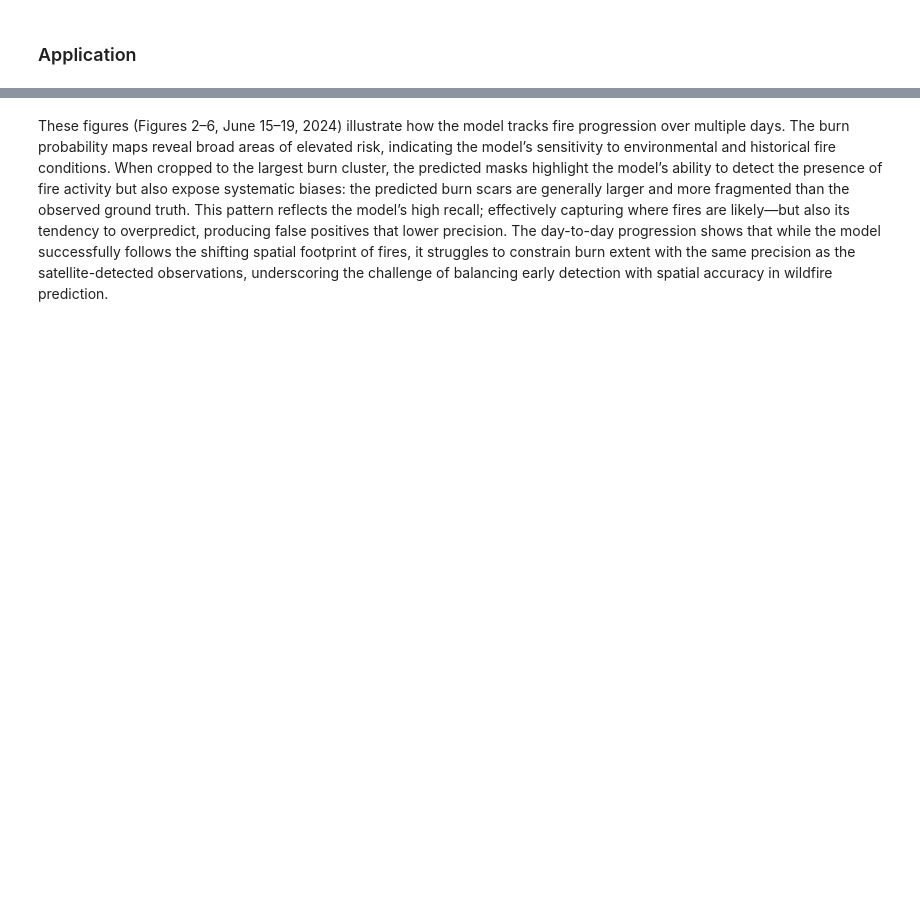
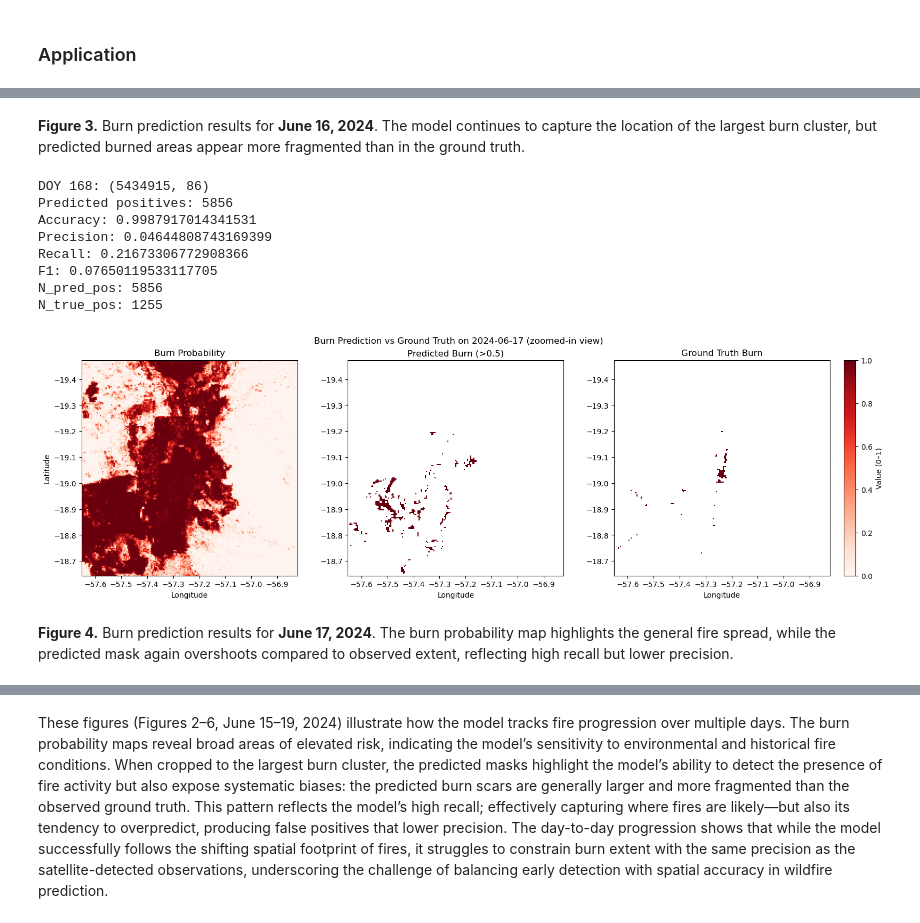
Before and after one commit to ddominguez2293/I_Guide_Team_2, a Jupyter notebook: 0.final_notebook_v3.ipynb, the cells around one changed output, grey strips where cells are left out. Saved outputs shown, nothing was run; the diff lists cells and outputs as text; code cells hidden in the pictures; blank space fills up the shorter version.

```diff
--- a/0.final_notebook_v3.ipynb
+++ b/0.final_notebook_v3.ipynb
@@ -727,0 +412,16 @@ F1 Score: 0.1055941307480676
+# %% [markdown]
+**Figure 3.** Burn prediction results for **June 16, 2024**. The model continues to capture the location of the largest burn cluster, but predicted burned areas appear more fragmented than in the ground truth.
+# %%
+res_168 = predict_and_plot_doy(168, model)
+# %% [output]
+DOY 168: (5434915, 86)
+Predicted positives: 5856
+Accuracy: 0.9987917014341531
+Precision: 0.04644808743169399
+Recall: 0.21673306772908366
+F1: 0.07650119533117705
+N_pred_pos: 5856
+N_true_pos: 1255
+[figure, added]
+# %% [markdown]
+**Figure 4.** Burn prediction results for **June 17, 2024**. The burn probability map highlights the general fire spread, while the predicted mask again overshoots compared to observed extent, reflecting high recall but lower precision.
```
Also changed, not shown: parts of 23 cells of this notebook, 8 other files.
